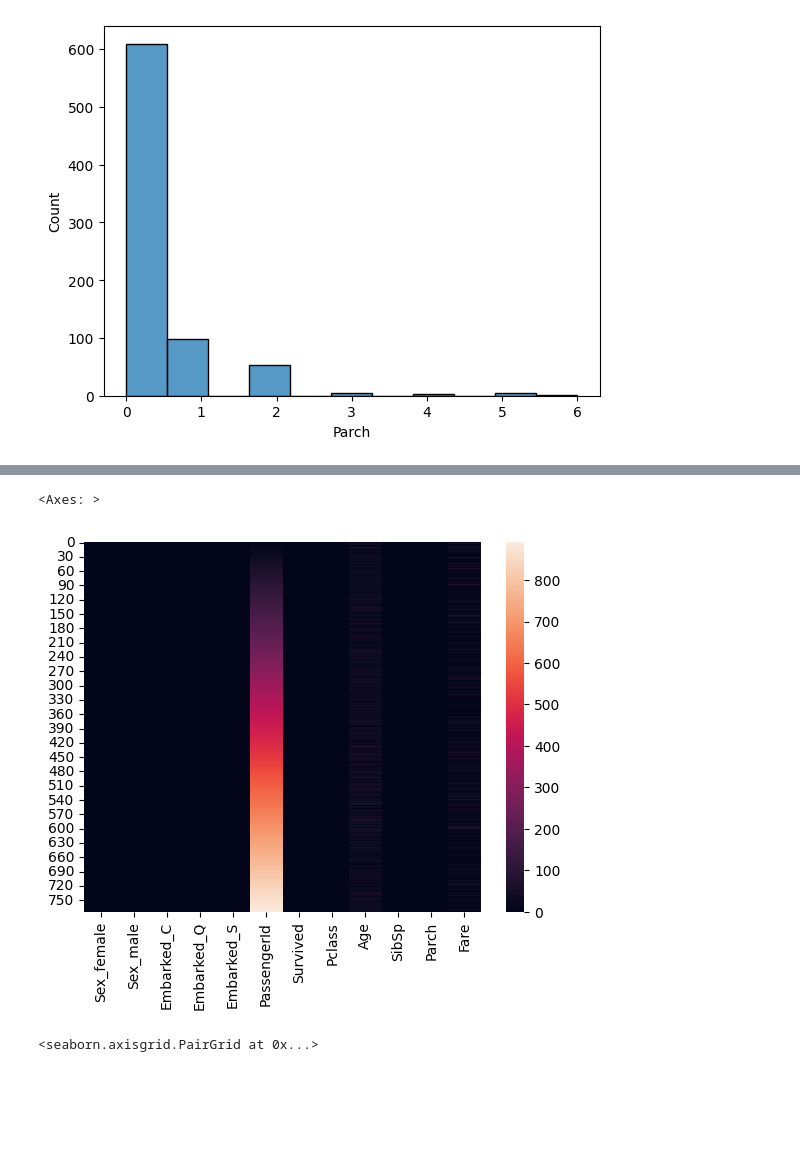
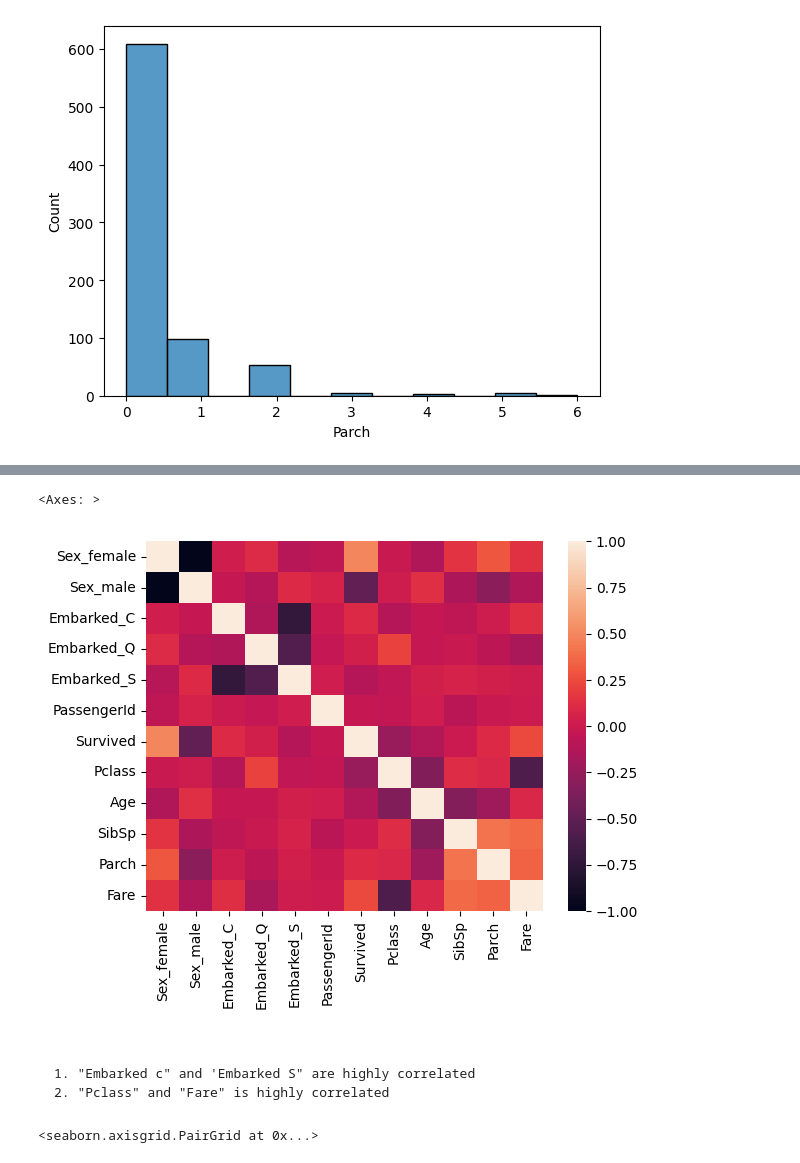
Before and after one commit to asquar29/task2, a Jupyter notebook: Day2.ipynb, the cells around one changed output, grey strips where cells are left out. Saved outputs shown, nothing was run; the diff lists cells and outputs as text; code cells hidden in the pictures; blank space fills up the shorter version.

```diff
--- a/Day2.ipynb
+++ b/Day2.ipynb
@@ -112,10 +119,14 @@ Data columns (total 12 columns):
 dtypes: float64(12)
 memory usage: 72.8 KB
 # %%
-sns.heatmap(df,)
+sns.heatmap(df.corr())
 # %% [output]
 <Axes: >
-[figure, old version]
+[figure, new version]
+# %% [markdown]
+##
+    1. "Embarked c" and 'Embarked S" are highly correlated
+    2. "Pclass" and "Fare" is highly correlated
 # %%
 sns.pairplot(df)
 # %% [output]
```
Also changed, not shown: parts of 2 cells of this notebook.
